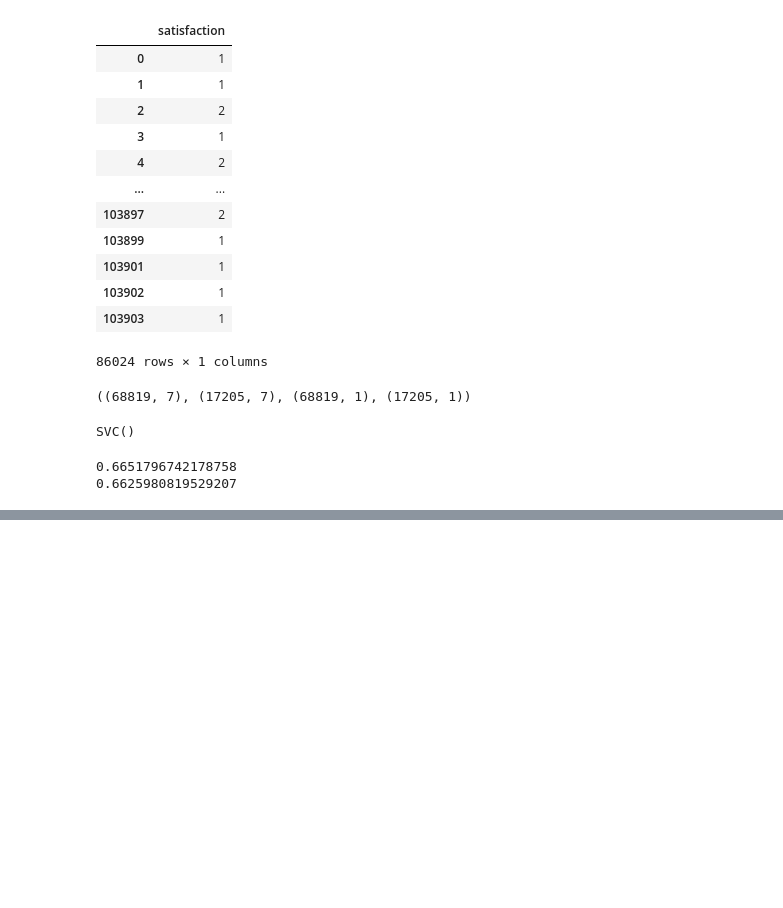
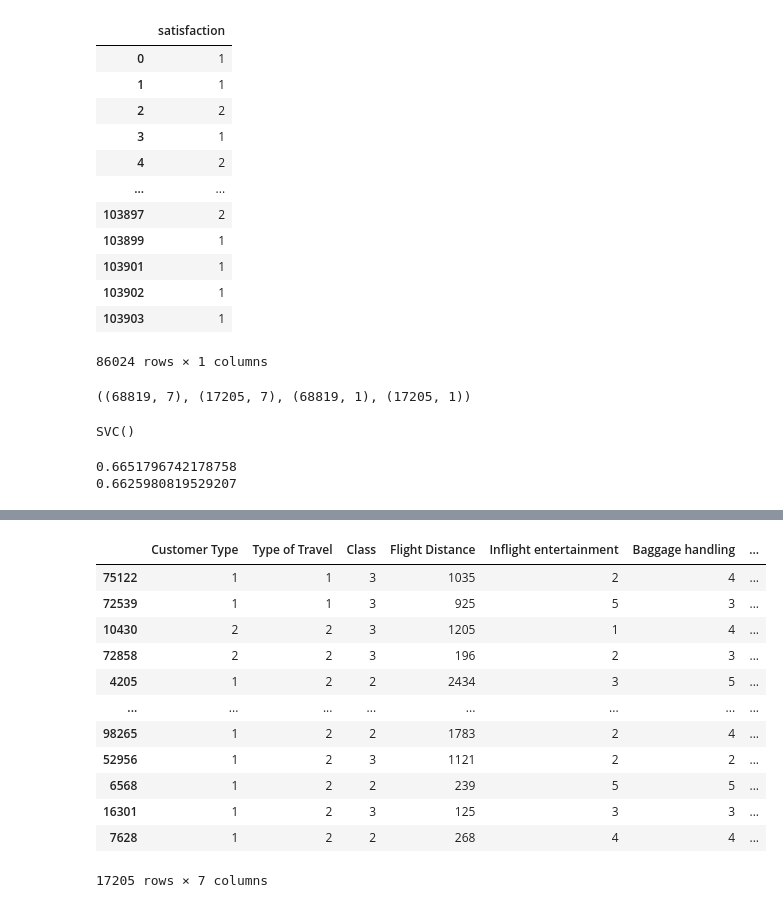
Before and after one commit to Ritika-Gauttam/Customer_Satisfaction_Prediction_Project, a Jupyter notebook: cust_satisfaction_prediction.ipynb, the cells around one changed output, grey strips where cells are left out. Saved outputs shown, nothing was run; the diff lists cells and outputs as text; code cells hidden in the pictures; blank space fills up the shorter version.

```diff
--- a/cust_satisfaction_prediction.ipynb
+++ b/cust_satisfaction_prediction.ipynb
@@ -527,0 +589,16 @@ print(sv.score(x_test , y_test))
+# %%
+x_test
+# %% [output]
+|  | Customer Type | Type of Travel | Class | Flight Distance | Inflight entertainment | Baggage handling | ... |
+| 75122 | 1 | 1 | 3 | 1035 | 2 | 4 | ... |
+| 72539 | 1 | 1 | 3 | 925 | 5 | 3 | ... |
+| 10430 | 2 | 2 | 3 | 1205 | 1 | 4 | ... |
+| 72858 | 2 | 2 | 3 | 196 | 2 | 3 | ... |
+| 4205 | 1 | 2 | 2 | 2434 | 3 | 5 | ... |
+| ... | ... | ... | ... | ... | ... | ... | ... |
+| 98265 | 1 | 2 | 2 | 1783 | 2 | 4 | ... |
+| 52956 | 1 | 2 | 3 | 1121 | 2 | 2 | ... |
+| 6568 | 1 | 2 | 2 | 239 | 5 | 5 | ... |
+| 16301 | 1 | 2 | 3 | 125 | 3 | 3 | ... |
+| 7628 | 1 | 2 | 2 | 268 | 4 | 4 | ... |
+17205 rows × 7 columns
```
Also changed, not shown: parts of 12 cells of this notebook.
